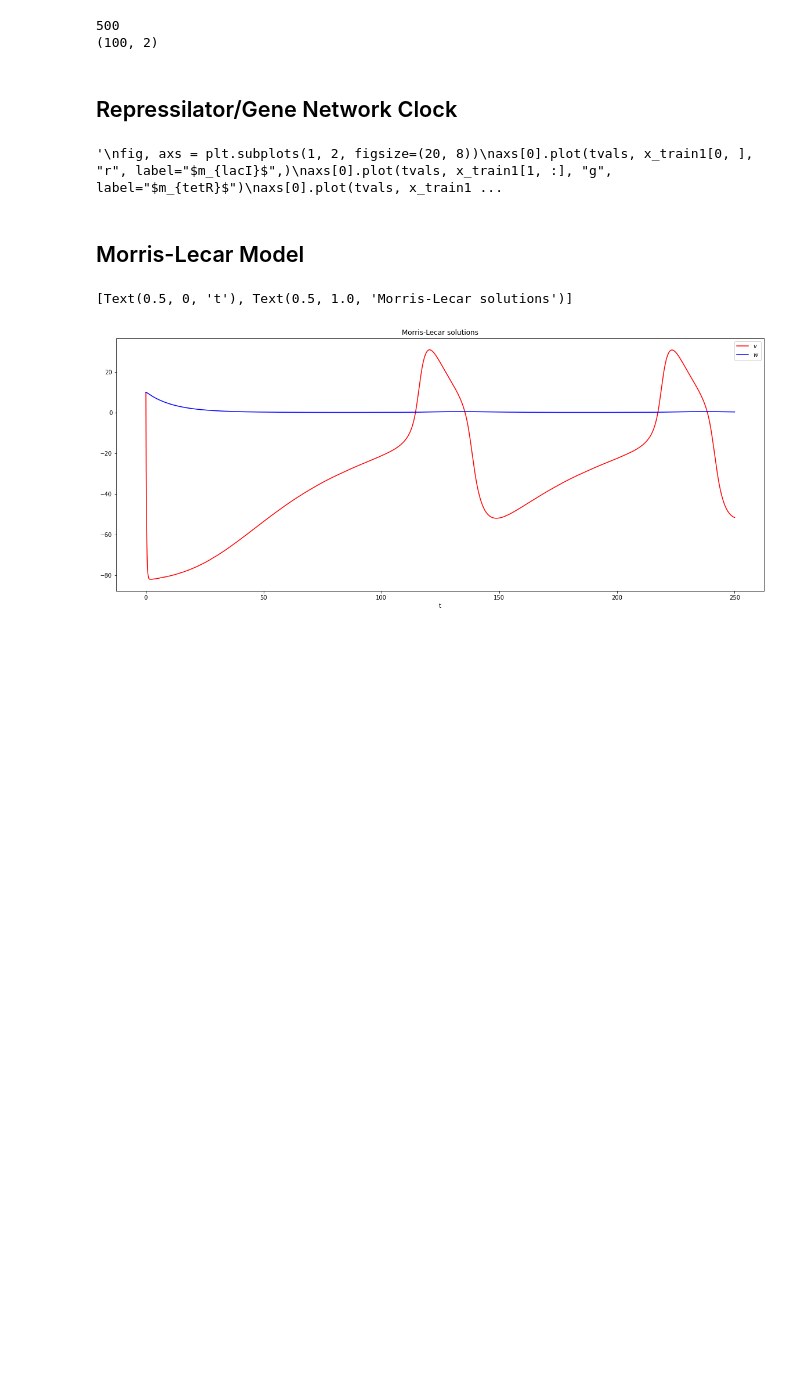
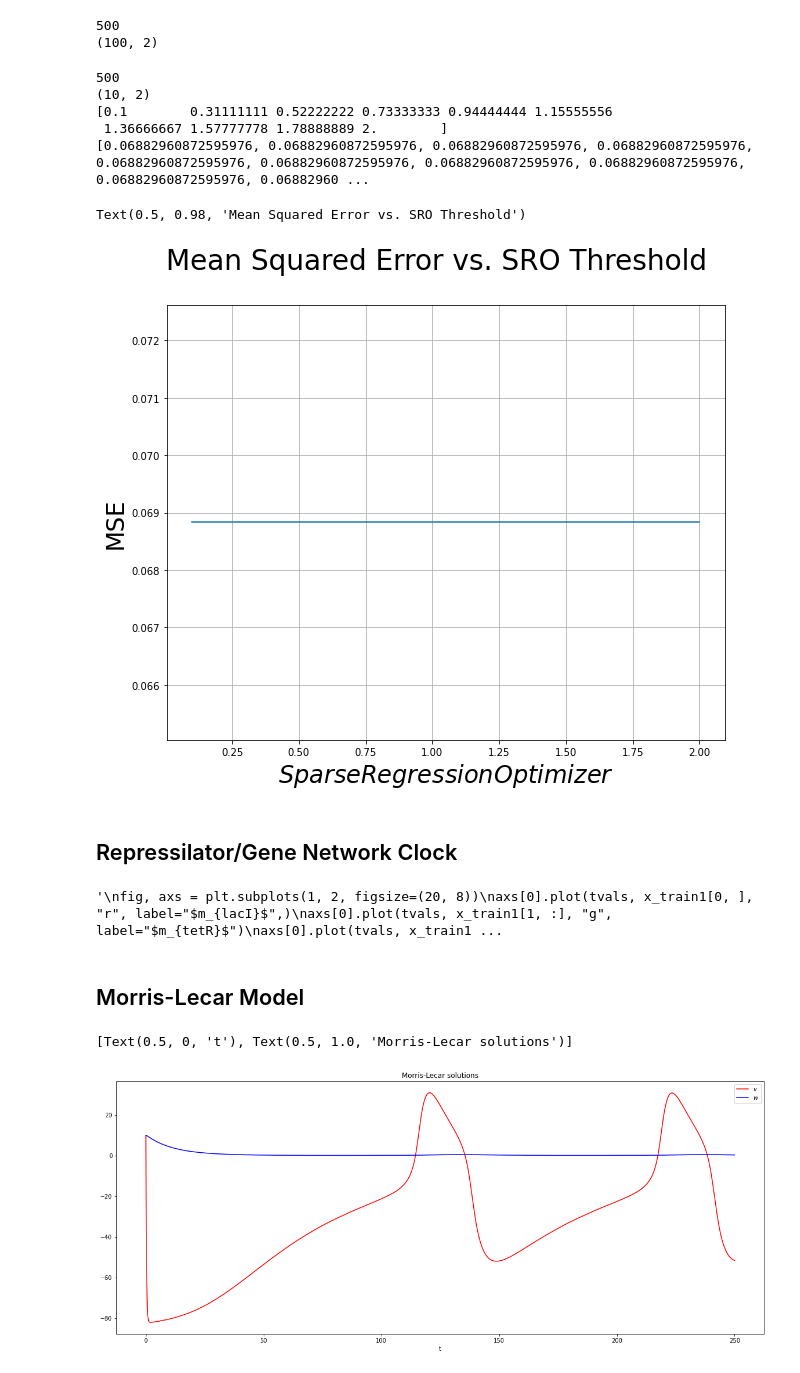
Before and after one commit to ainsleylaiuw/ISB-Hadlock-Lai, a Jupyter notebook: Ex_System.ipynb, the cells around one changed output. Saved outputs shown, nothing was run; the diff lists cells and outputs as text; code cells hidden in the pictures; blank space fills up the shorter version.

```diff
--- a/Ex_System.ipynb
+++ b/Ex_System.ipynb
@@ -257,6 +269,66 @@ fig.suptitle('Mean Squared Error vs. Standard Deviation in Gaussian Noise', font
 # %% [output]
 500
 (100, 2)
+# %%
+# test of model w/ varying threshold
+# edit in progress
+T = 50
+dt = 0.01
+trange = np.array([0, T])
+#tvals = np.arange(0, T + dt, dt)
+tvals = np.linspace(0, T, 10)
+n_of_ic = 500
+feature_count = 2
+fig, axs = plt.subplots(figsize=(10,8))
+netswitch_x0s = (np.random.rand(n_of_ic, feature_count) * 5 - np.random.rand(n_of_ic, feature_count))
+#sigma = 0.01
+threshold_list = np.linspace(0.1, 2, 10)
+mu = np.zeros(feature_count)
+
+MSE_list = []
+netswitch_train_multi = []
+
+# creation of TRUE data/solution
+for i in range(n_of_ic):
+    netswitch_train_temp = solve_ivp(
+        netswitch, trange, netswitch_x0s[i], t_eval=tvals
+    ).y.T
+    netswitch_train_multi.append(netswitch_train_temp)
+print(len(netswitch_train_multi))
+print(netswitch_train_multi[0].shape)
+sigma = np.zeros((feature_count, feature_count))
+sigmaVal = 0.2
+np.fill_diagonal(sigma, sigmaVal)
+# figure out sigma threshold with rmse for prev. cell
+# train models
+for j in range(len(threshold_list)):
+    sparse_regression_optimizer = ps.STLSQ(threshold=threshold_list[j])
+    model = ps.SINDy(feature_names=['u', 'v'], optimizer=sparse_regression_optimizer, feature_library=netswitch_library)
+    noise = np.random.multivariate_normal(mu, sigma**2, (n_of_ic, len(tvals)))
+    model.fit(list(netswitch_train_multi + noise), t=dt, multiple_trajectories=True)
+    simulations = []
+    # create simulations list to hold simulated data for corresponding IC
+    for k in range(n_of_ic):
+        netswitch_sim = model.simulate(netswitch_x0s[k], t=tvals, integrator="odeint")
+        simulations.append(netswitch_sim)
+    MSE = np.square(np.subtract(netswitch_train_multi, simulations)).mean()
+    MSE_list.append(MSE)
+print(threshold_list)
+print(MSE_list)
+axs.plot(threshold_list, MSE_list)
+axs.set(xlabel="Sparse Regression Optimizer", ylabel="MSE")
+plt.grid(True)
+plt.xlabel("Sparse Regression Optimizer", fontsize=24)
+plt.ylabel("MSE", fontsize=24)
+fig.suptitle('Mean Squared Error vs. SRO Threshold', fontsize=28)
+# %% [output]
+500
+(10, 2)
+[0.1        0.31111111 0.52222222 0.73333333 0.94444444 1.15555556
+ 1.36666667 1.57777778 1.78888889 2.        ]
+[0.06882960872595976, 0.06882960872595976, 0.06882960872595976, 0.06882960872595976, 0.06882960872595976, 0.06882960872595976, 0.06882960872595976, 0.06882960872595976, 0.06882960872595976, 0.06882960 ...
+Text(0.5, 0.98, 'Mean Squared Error vs. SRO Threshold')
+[figure, added]
 # %% [markdown]
 ## Repressilator/Gene Network Clock
 # %%
```
Also changed, not shown: parts of 7 cells of this notebook.
